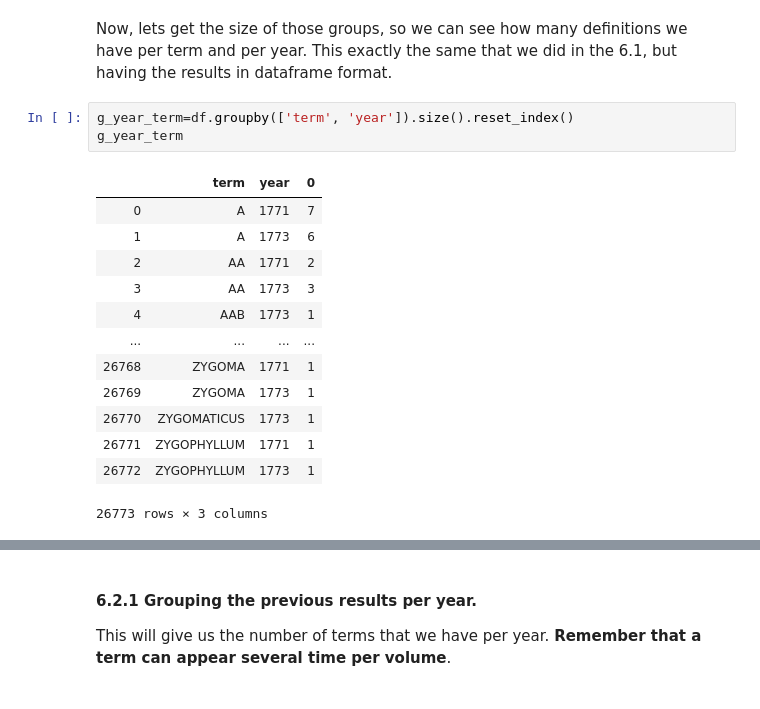
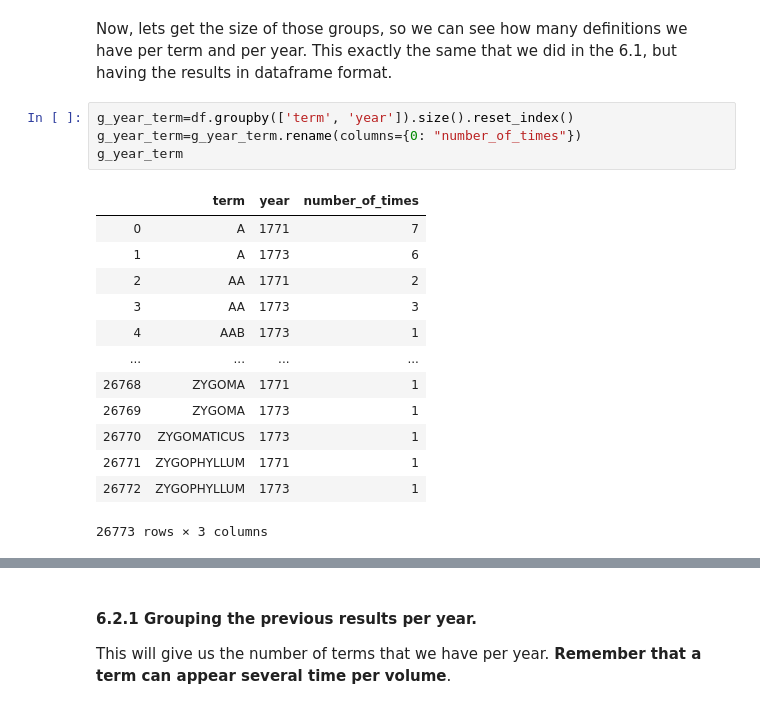
Before and after one commit to francesNLP/frances, a Jupyter notebook: NLS_EB/EB_Dataframe_Explorations.ipynb, the cells around one changed output, grey strips where cells are left out. Cells and saved outputs as stored; diff of their text form.

```diff
--- a/NLS_EB/EB_Dataframe_Explorations.ipynb
+++ b/NLS_EB/EB_Dataframe_Explorations.ipynb
@@ -211,9 +215,10 @@ Now, lets get the size of those groups, so we can see how many definitions we ha
 This exactly the same that we did in the 6.1, but having the results in dataframe format.
 # %%
 g_year_term=df.groupby(['term', 'year']).size().reset_index()
+g_year_term=g_year_term.rename(columns={0: "number_of_times"})
 g_year_term
 # %% [output]
-|  | term | year | 0 |
+|  | term | year | number_of_times |
 | 0 | A | 1771 | 7 |
 | 1 | A | 1773 | 6 |
 | 2 | AA | 1771 | 2 |
```
Also changed, not shown: parts of 2 cells of this notebook.
